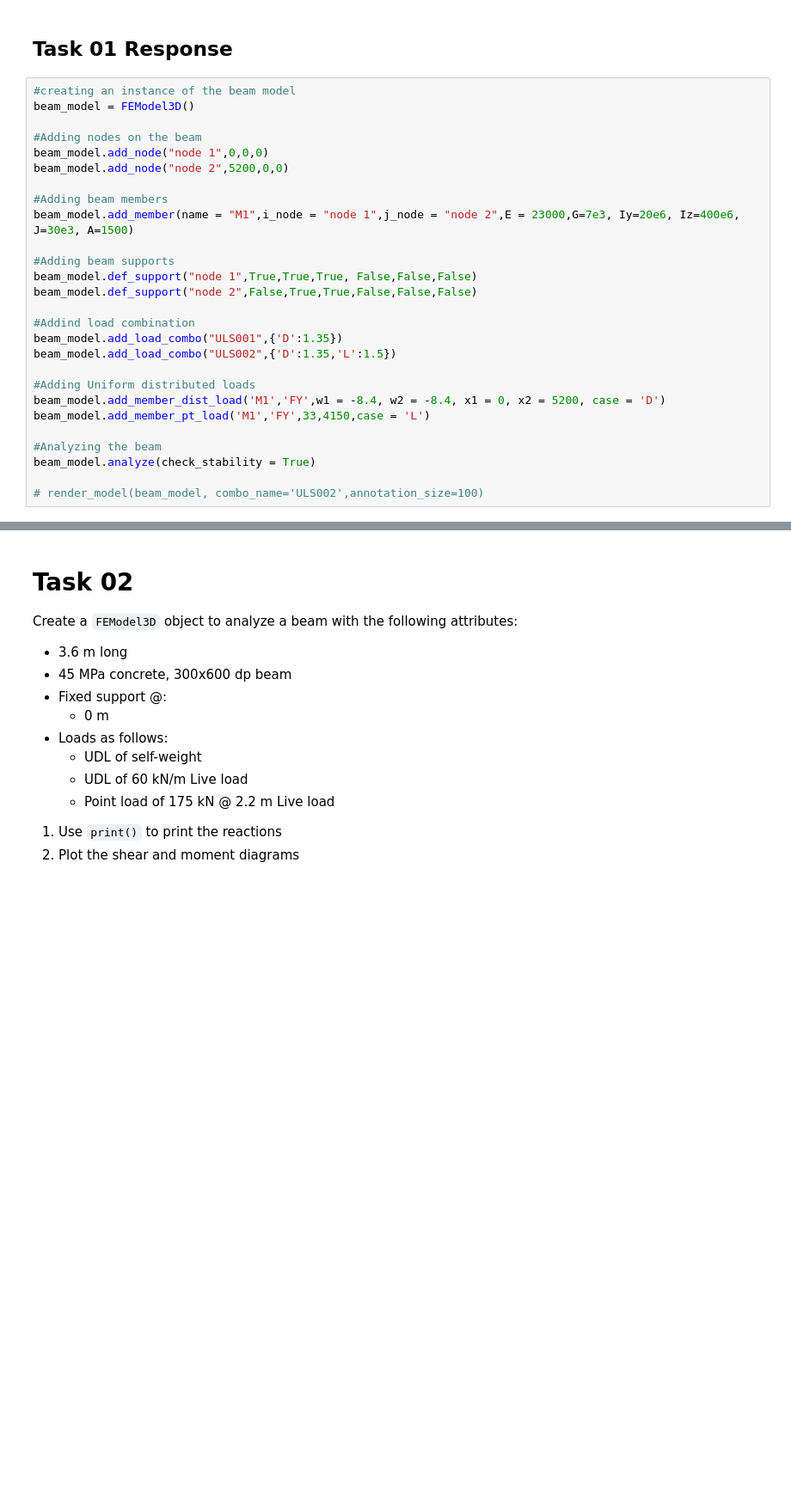
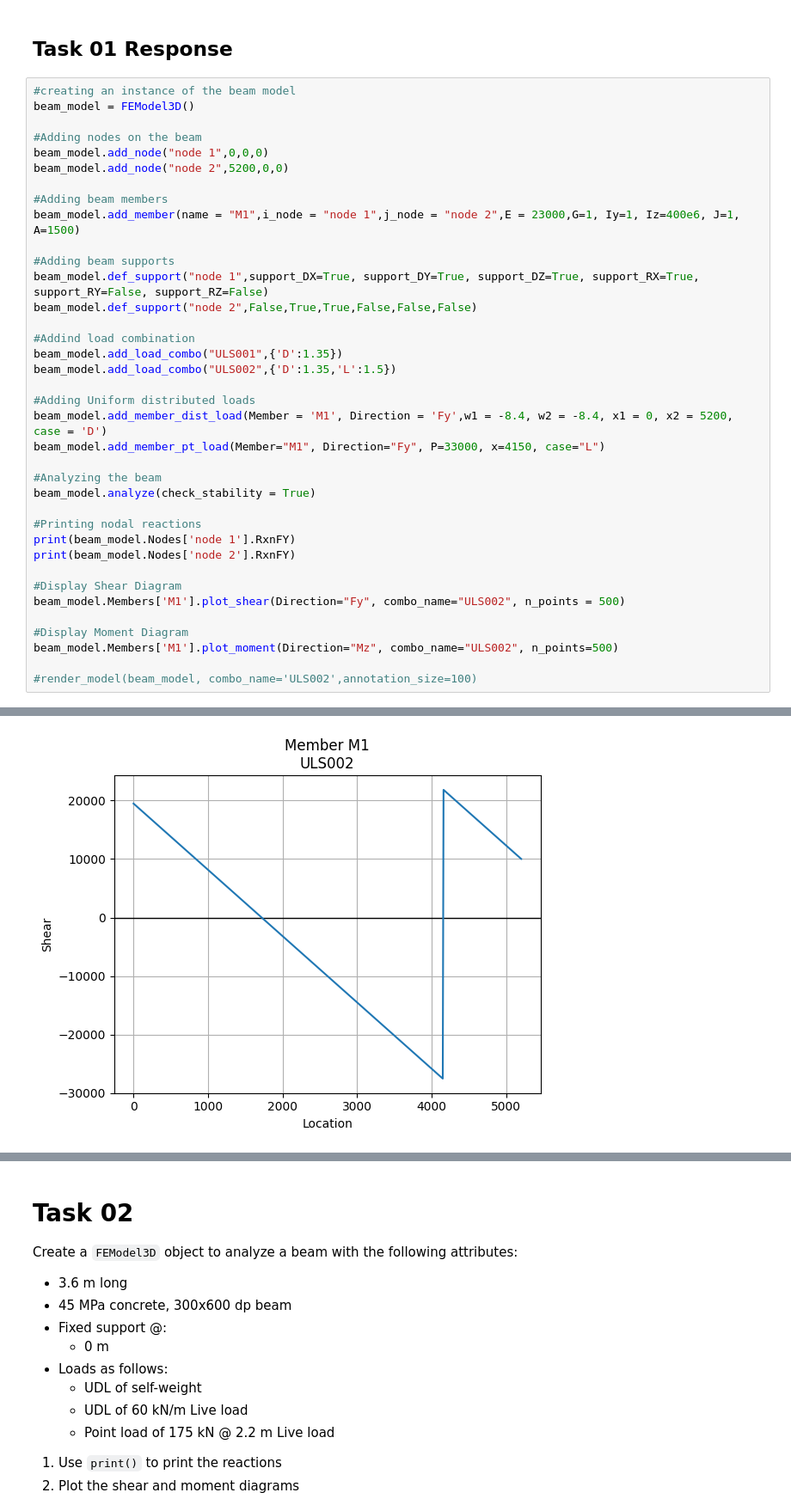
Before and after one commit to geraldcolyvas-str/Workbook_00, a Jupyter notebook: Workbook_00.ipynb, the cells around one changed output, grey strips where cells are left out. Shown: that part at 86% size. Drawn from its saved outputs; the diff is of its cells as text; blank space fills up the shorter version.

```diff
--- a/Workbook_00.ipynb
+++ b/Workbook_00.ipynb
@@ -31,10 +31,10 @@ beam_model.add_node("node 1",0,0,0)
 beam_model.add_node("node 2",5200,0,0)
 
 #Adding beam members
-beam_model.add_member(name = "M1",i_node = "node 1",j_node = "node 2",E = 23000,G=7e3, Iy=20e6, Iz=400e6, J=30e3, A=1500)
+beam_model.add_member(name = "M1",i_node = "node 1",j_node = "node 2",E = 23000,G=1, Iy=1, Iz=400e6, J=1, A=1500)
 
 #Adding beam supports
-beam_model.def_support("node 1",True,True,True, False,False,False)
+beam_model.def_support("node 1",support_DX=True, support_DY=True, support_DZ=True, support_RX=True, support_RY=False, support_RZ=False)
 beam_model.def_support("node 2",False,True,True,False,False,False)
 
 #Addind load combination
@@ -42,10 +42,21 @@ beam_model.add_load_combo("ULS001",{'D':1.35})
 beam_model.add_load_combo("ULS002",{'D':1.35,'L':1.5})
 
 #Adding Uniform distributed loads
-beam_model.add_member_dist_load('M1','FY',w1 = -8.4, w2 = -8.4, x1 = 0, x2 = 5200, case = 'D')
-beam_model.add_member_pt_load('M1','FY',33,4150,case = 'L')
+beam_model.add_member_dist_load(Member = 'M1', Direction = 'Fy',w1 = -8.4, w2 = -8.4, x1 = 0, x2 = 5200, case = 'D')
+beam_model.add_member_pt_load(Member="M1", Direction="Fy", P=33000, x=4150, case="L")
 
 #Analyzing the beam
 beam_model.analyze(check_stability = True)
 
-# render_model(beam_model, combo_name='ULS002',annotation_size=100)
+#Printing nodal reactions
+print(beam_model.Nodes['node 1'].RxnFY)
+print(beam_model.Nodes['node 2'].RxnFY)
+
+#Display Shear Diagram
+beam_model.Members['M1'].plot_shear(Direction="Fy", combo_name="ULS002", n_points = 500)
+
+#Display Moment Diagram
+beam_model.Members['M1'].plot_moment(Direction="Mz", combo_name="ULS002", n_points=500)
+
+#render_model(beam_model, combo_name='ULS002',annotation_size=100)
+# %% [output]
@@ -51,0 +65 @@ beam_model.analyze(check_stability = True)
+[figure, added]
```
Also changed, not shown: parts of 1 cell of this notebook.
